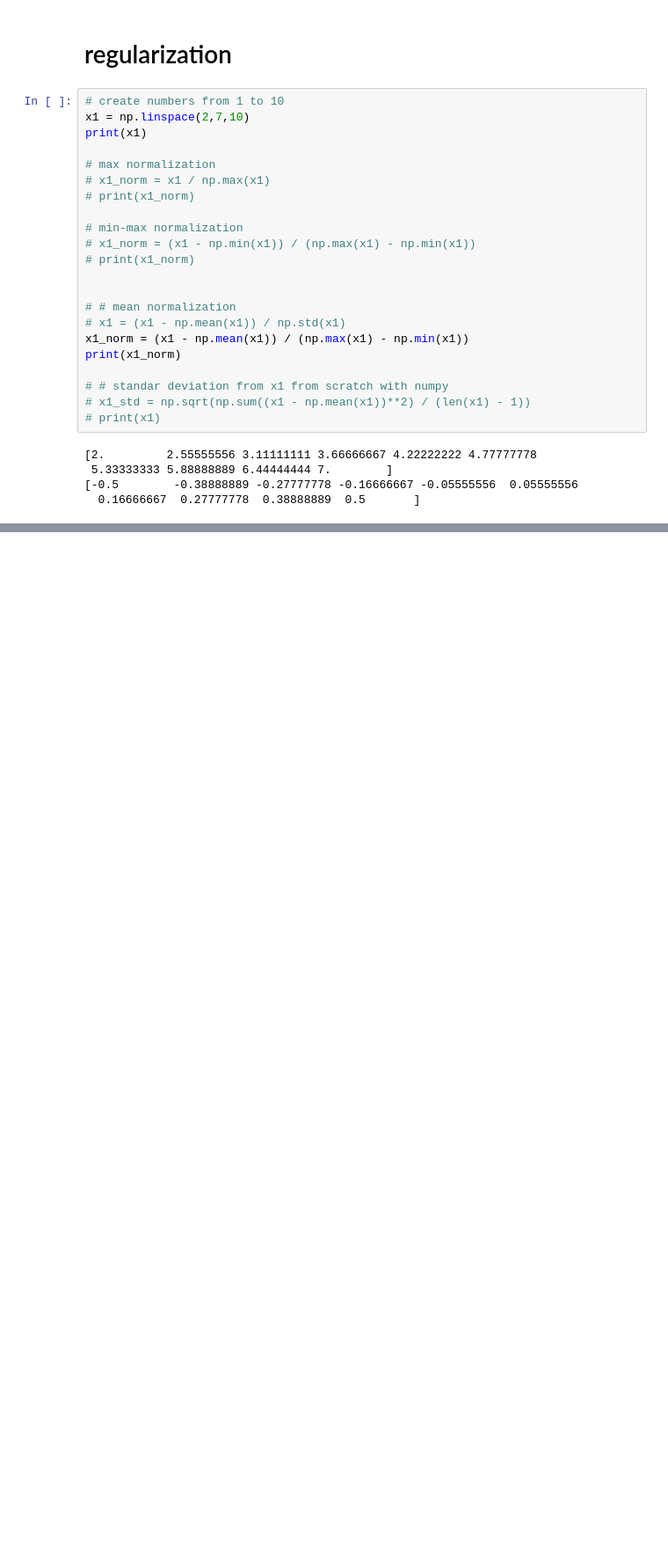
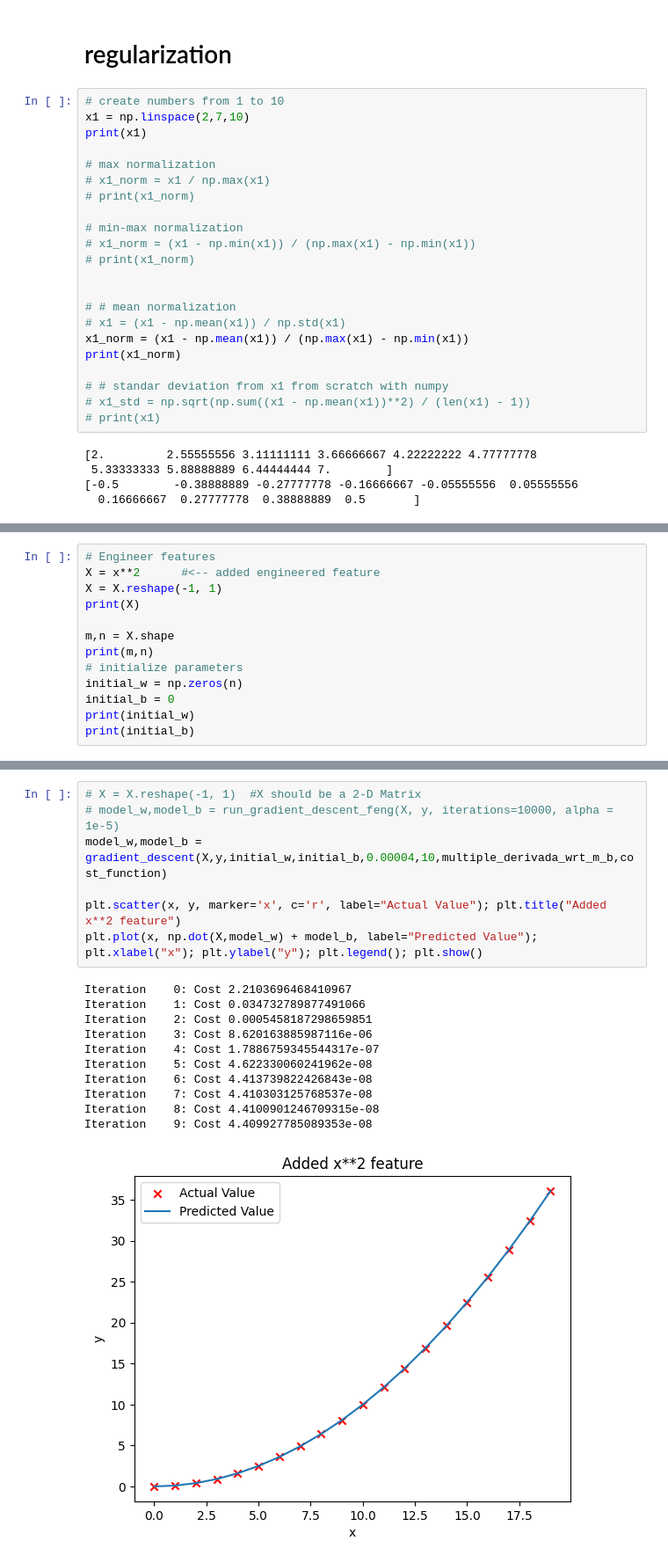
Before and after one commit to lout33/playground_series, a Jupyter notebook: learn.ipynb, the cells around one changed output, grey strips where cells are left out. Shown at 88% size. Drawn from its saved outputs; the diff is of its cells as text; blank space fills up the shorter version.

```diff
--- a/learn.ipynb
+++ b/learn.ipynb
@@ -597,0 +651,13 @@ print(x1_norm)
+# %%
+# Engineer features
+X = x**2      #<-- added engineered feature
+X = X.reshape(-1, 1)
+print(X)
+
+m,n = X.shape
+print(m,n)
+# initialize parameters
+initial_w = np.zeros(n)
+initial_b = 0
+print(initial_w)
+print(initial_b)
@@ -597,0 +682,19 @@ print(x1_norm)
+# %%
+# X = X.reshape(-1, 1)  #X should be a 2-D Matrix
+# model_w,model_b = run_gradient_descent_feng(X, y, iterations=10000, alpha = 1e-5)
+model_w,model_b =  gradient_descent(X,y,initial_w,initial_b,0.00004,10,multiple_derivada_wrt_m_b,cost_function)
+
+plt.scatter(x, y, marker='x', c='r', label="Actual Value"); plt.title("Added x**2 feature")
+plt.plot(x, np.dot(X,model_w) + model_b, label="Predicted Value"); plt.xlabel("x"); plt.ylabel("y"); plt.legend(); plt.show()
+# %% [output]
+Iteration    0: Cost 2.2103696468410967
+Iteration    1: Cost 0.034732789877491066
+Iteration    2: Cost 0.0005458187298659851
+Iteration    3: Cost 8.620163885987116e-06
+Iteration    4: Cost 1.7886759345544317e-07
+Iteration    5: Cost 4.622330060241962e-08
+Iteration    6: Cost 4.413739822426843e-08
+Iteration    7: Cost 4.410303125768537e-08
+Iteration    8: Cost 4.4100901246709315e-08
+Iteration    9: Cost 4.409927785089353e-08
+[figure, added]
```
Also changed, not shown: parts of 31 cells of this notebook, 16 other files.
